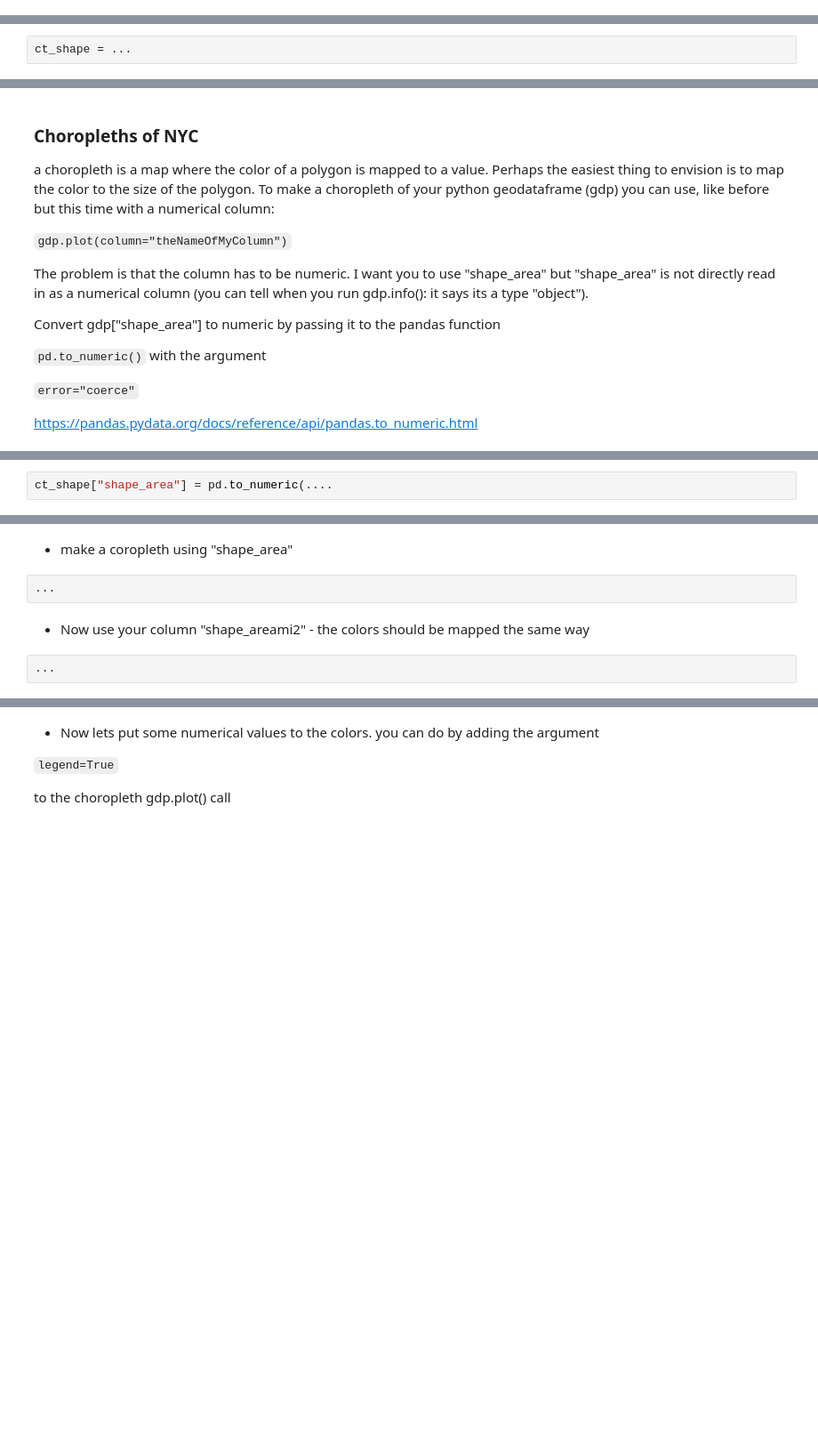
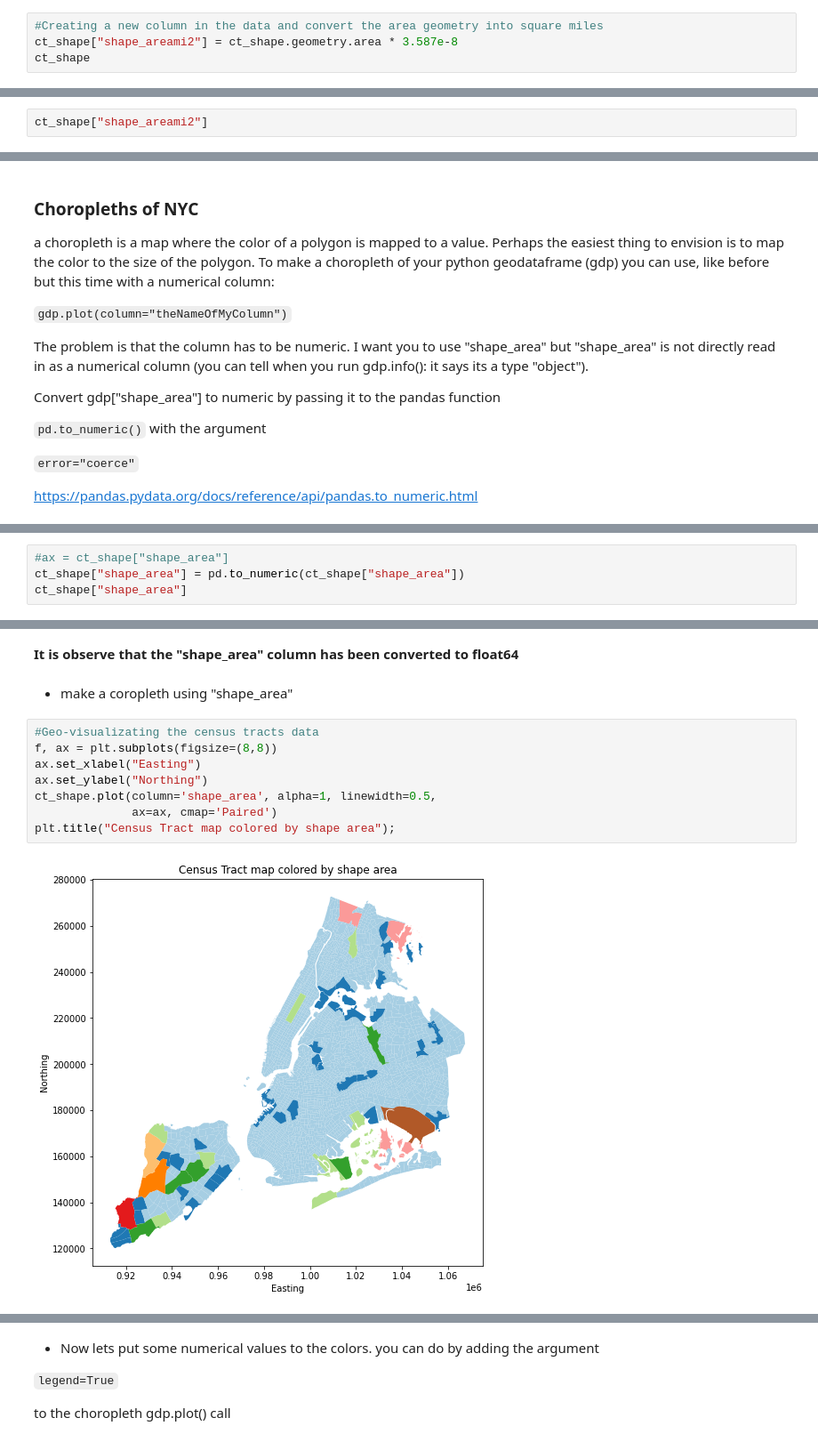
Before and after one commit to EmmanuelChinkaka/EChinkaka0, a Jupyter notebook: HW4/Geospatial_NYCCitiBike_HW4.ipynb, the cells around one changed output, grey strips where cells are left out. Shown at 89% size. Cells and saved outputs as stored; diff of their text form; blank space fills up the shorter version.

```diff
--- a/HW4/Geospatial_NYCCitiBike_HW4.ipynb
+++ b/HW4/Geospatial_NYCCitiBike_HW4.ipynb
@@ -242,0 +219,4 @@ gpds.describe()
+# %%
+#Creating a new column in the data and convert the area geometry into square miles
+ct_shape["shape_areami2"] = ct_shape.geometry.area * 3.587e-8
+ct_shape
@@ -243,2 +237,2 @@ gpds.describe()
 # %%
-ct_shape = ...
+ct_shape["shape_areami2"]
@@ -268,2 +298,4 @@ ct_shape.info()
-# %%
-ct_shape["shape_area"] = pd.to_numeric(....
+# %%
+#ax = ct_shape["shape_area"]
+ct_shape["shape_area"] = pd.to_numeric(ct_shape["shape_area"])
+ct_shape["shape_area"]
@@ -270,8 +315,14 @@ ct_shape["shape_area"] = pd.to_numeric(....
+# %% [markdown]
+**It is observe that the "shape_area" column has been converted to float64**
 # %% [markdown]
 * make a coropleth using "shape_area"
-# %%
-...
-# %% [markdown]
-* Now use your column "shape_areami2" - the colors should be mapped the same way
-# %%
-...
+# %%
+#Geo-visualizating the census tracts data
+f, ax = plt.subplots(figsize=(8,8))
+ax.set_xlabel("Easting")
+ax.set_ylabel("Northing")
+ct_shape.plot(column='shape_area', alpha=1, linewidth=0.5,
+              ax=ax, cmap='Paired')
+plt.title("Census Tract map colored by shape area");
+# %% [output]
+[figure, added]
```
Also changed, not shown: parts of 60 cells of this notebook.
